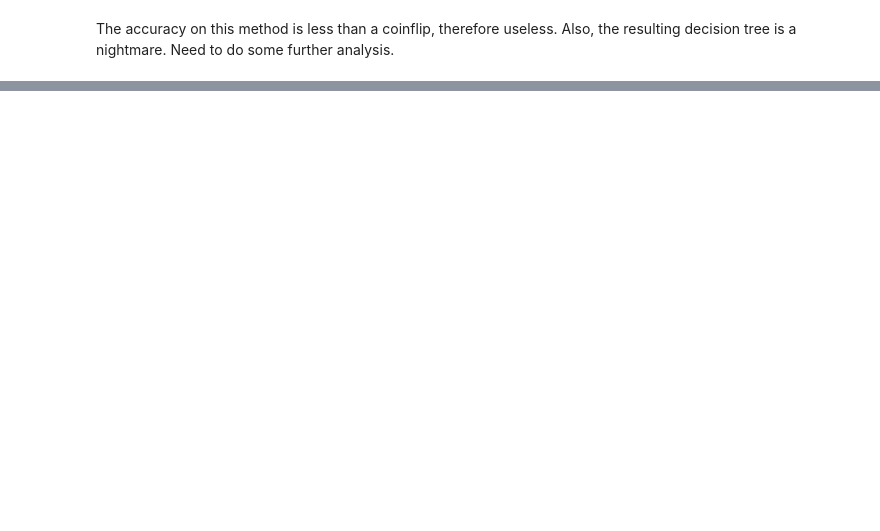
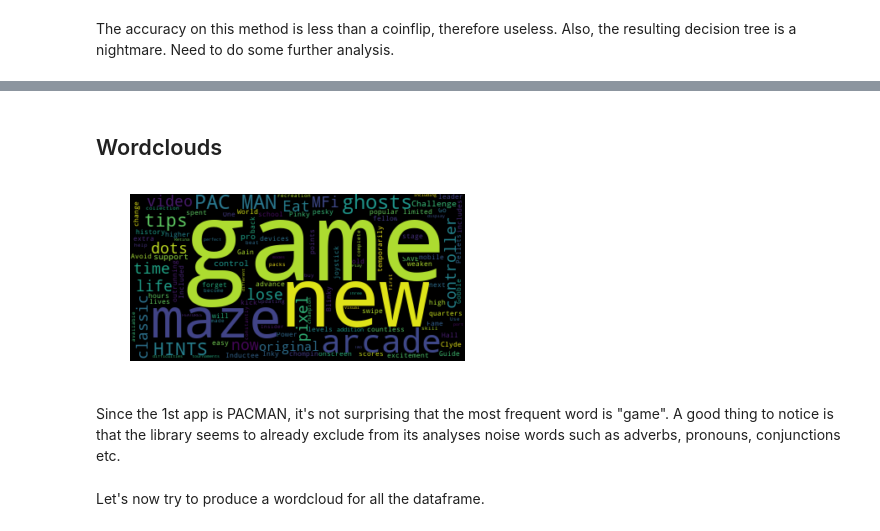
Before and after one commit to wtfzambo/app-store-eda, a Jupyter notebook: apple_store_eda.ipynb, the cells around one changed output, grey strips where cells are left out. Saved outputs shown, nothing was run; the diff lists cells and outputs as text; code cells hidden in the pictures; blank space fills up the shorter version.

```diff
--- a/apple_store_eda.ipynb
+++ b/apple_store_eda.ipynb
@@ -220,0 +250,3 @@ graph
+# %%
+df_text = pd.read_csv("appleStore_description.csv", sep=',', header=0)
+df_text.head()
@@ -220,0 +260,19 @@ graph
+# %%
+desc = df_text[['app_desc']]
+#extracting the description column from the dataframe
+# %% [markdown]
+## Wordclouds
+# %%
+wordcloud = WordCloud().generate(desc.app_desc[0])
+#1st try of a simple wordcloud for the 1st app in the df
+# %%
+plt.imshow(wordcloud, interpolation='bilinear')
+plt.axis('off')
+
+plt.show()
+# %% [output]
+[figure, added]
+# %% [markdown]
+Since the 1st app is PACMAN, it's not surprising that the most frequent word is "game". A good thing to notice is that the library seems to already exclude from its analyses noise words such as adverbs, pronouns, conjunctions etc.
+# %% [markdown]
+Let's now try to produce a wordcloud for all the dataframe.
```
Also changed, not shown: parts of 50 cells of this notebook.
